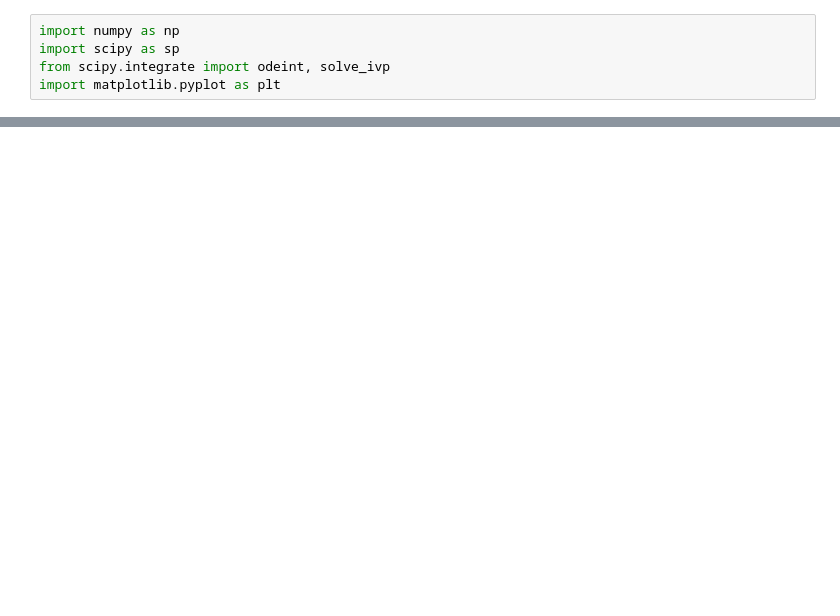
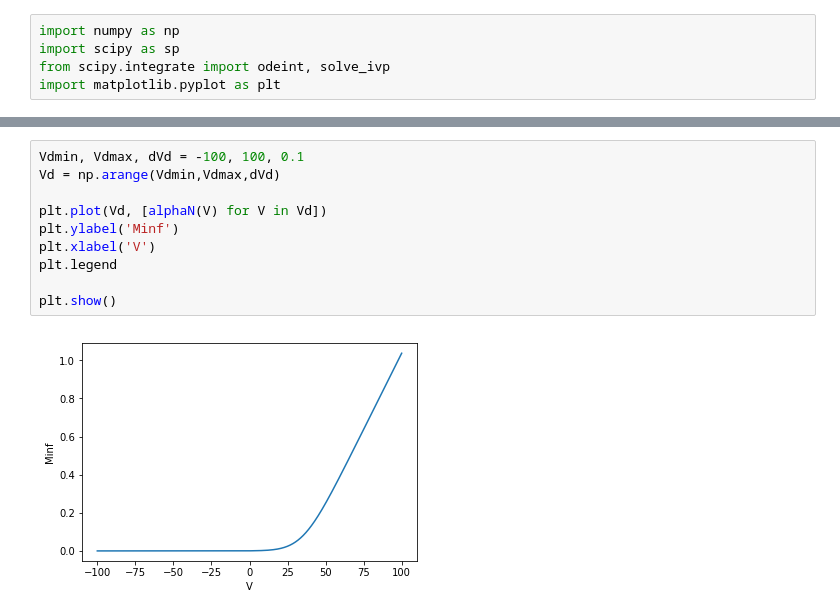
Before and after one commit to vaibhavi5/CA3, a Jupyter notebook: PinskyRinzel.ipynb, the cells around one changed output, grey strips where cells are left out. Cells and saved outputs as stored; diff of their text form; blank space fills up the shorter version.

```diff
--- a/PinskyRinzel.ipynb
+++ b/PinskyRinzel.ipynb
@@ -251,0 +311,12 @@ plt.show()
+# %%
+Vdmin, Vdmax, dVd = -100, 100, 0.1
+Vd = np.arange(Vdmin,Vdmax,dVd)
+
+plt.plot(Vd, [alphaN(V) for V in Vd])
+plt.ylabel('Minf')
+plt.xlabel('V')
+plt.legend
+
+plt.show()
+# %% [output]
+[figure, added]
```
Also changed, not shown: parts of 6 cells of this notebook, 14 other files.
